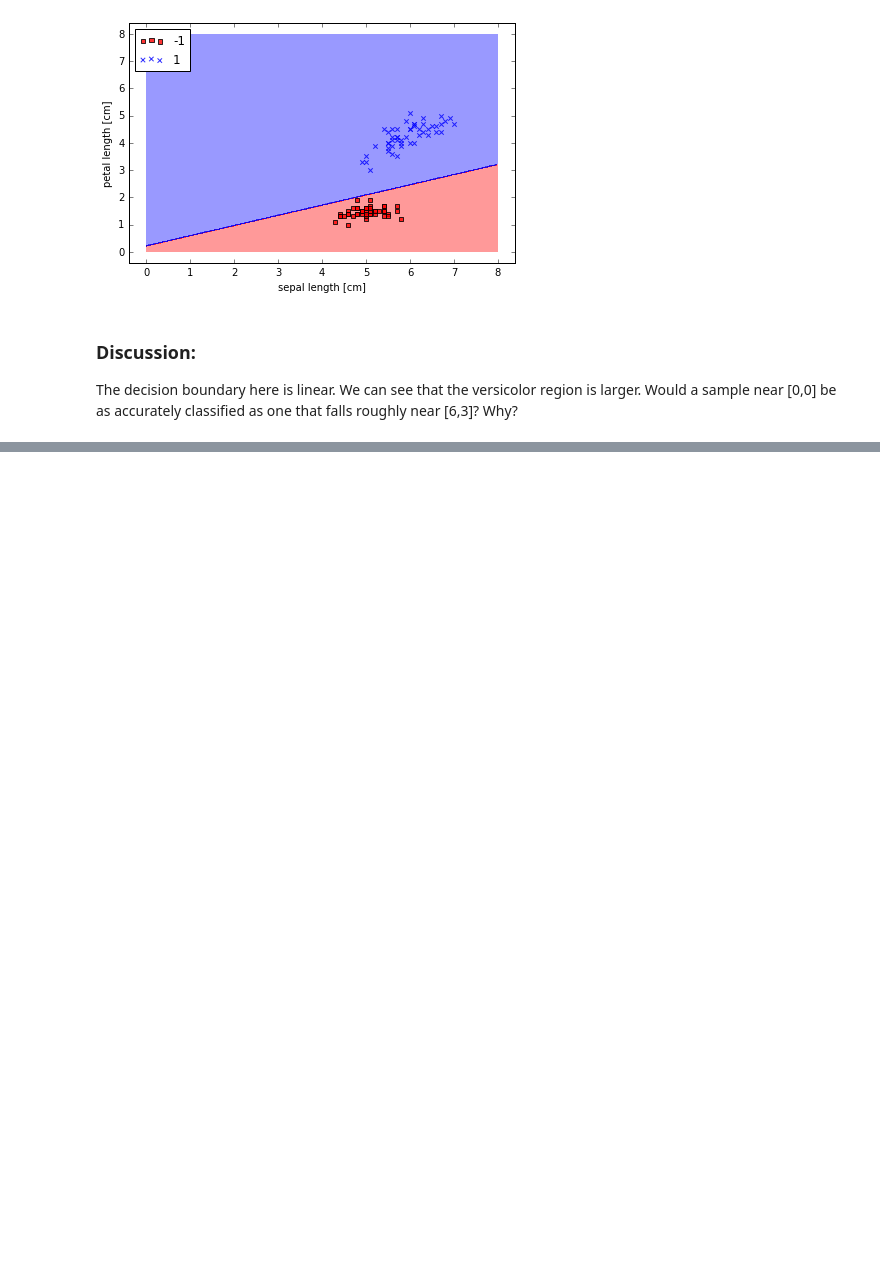
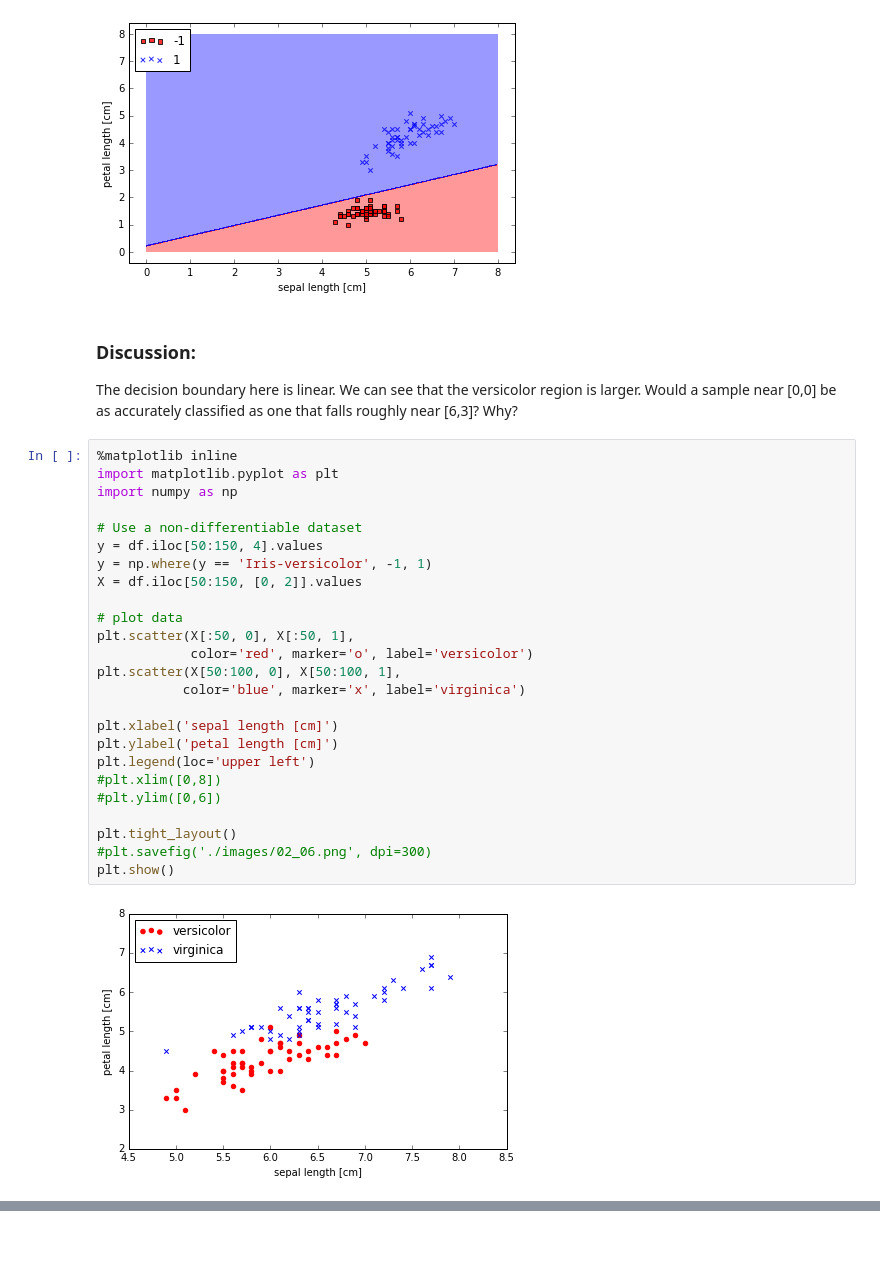
Before and after one commit to jaredmoore/CIS365_Supplements, a Jupyter notebook: perceptron_example.ipynb, the cells around one changed output, grey strips where cells are left out. Cells and saved outputs as stored; diff of their text form; blank space fills up the shorter version.

Commit message:
Updated with linear and non-linearly separable datasets.

```diff
--- a/perceptron_example.ipynb
+++ b/perceptron_example.ipynb
@@ -182,3 +210,30 @@ plt.show()
 ### Discussion:
 
 The decision boundary here is linear.  We can see that the versicolor region is larger.  Would a sample near [0,0] be as accurately classified as one that falls roughly near [6,3]?  Why?
+# %%
+%matplotlib inline
+import matplotlib.pyplot as plt
+import numpy as np
+
+# Use a non-differentiable dataset
+y = df.iloc[50:150, 4].values
+y = np.where(y == 'Iris-versicolor', -1, 1)
+X = df.iloc[50:150, [0, 2]].values
+
+# plot data
+plt.scatter(X[:50, 0], X[:50, 1],
+            color='red', marker='o', label='versicolor')
+plt.scatter(X[50:100, 0], X[50:100, 1],
+           color='blue', marker='x', label='virginica')
+
+plt.xlabel('sepal length [cm]')
+plt.ylabel('petal length [cm]')
+plt.legend(loc='upper left')
+#plt.xlim([0,8])
+#plt.ylim([0,6])
+
+plt.tight_layout()
+#plt.savefig('./images/02_06.png', dpi=300)
+plt.show()
+# %% [output]
+[figure, added]
```
Also changed, not shown: parts of 7 cells of this notebook.
